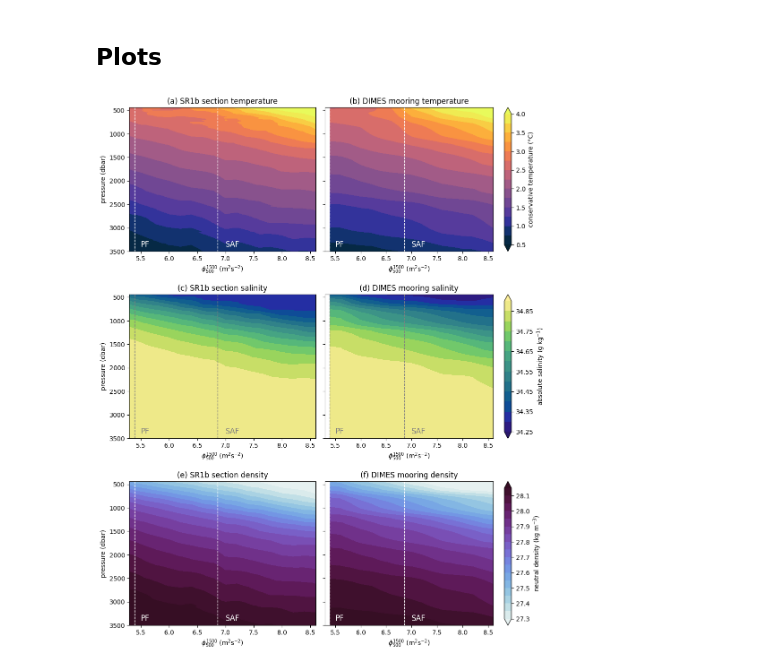
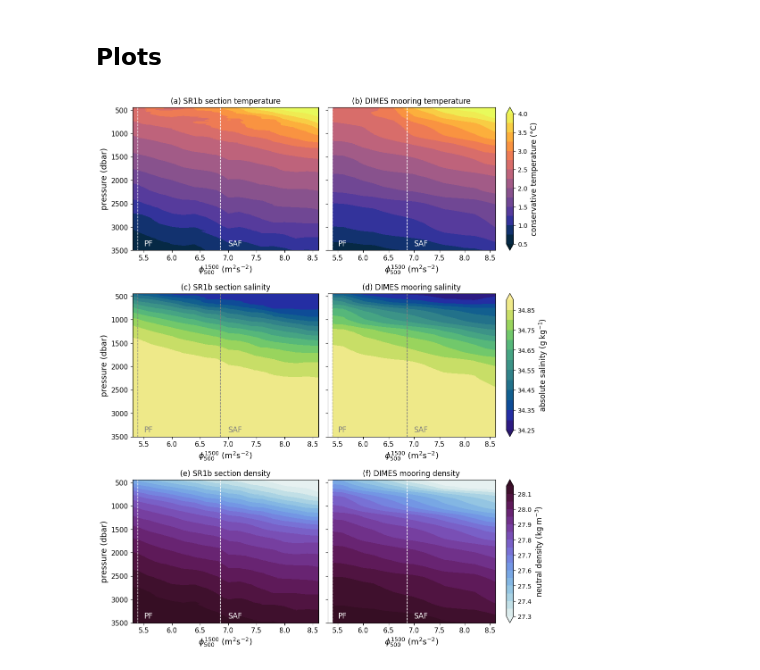
Before and after one commit to MiriamSterl/SouthernOceanMooringDiffusivity, a Jupyter notebook: compare_data.ipynb, the cells around one changed output. Saved outputs shown, nothing was run; the diff lists cells and outputs as text; code cells hidden in the pictures.

```diff
--- a/compare_data.ipynb
+++ b/compare_data.ipynb
@@ -17,7 +13,7 @@ import warnings
 ## Section
 # %%
 # read in hydrographic section data
-data = loadmat('data/SR1b_section/sr1b_all.mat')
+data = loadmat('../data/SR1b_section/sr1b_all.mat')
 
 icyc = np.where(data['buf_year'] != 1999)[1] # exclude 1999 # TODO: why?
 
@@ -30,7 +26,7 @@ buf_gamma = data['buf_gamma'][:,icyc]
 buf_press = data['buf_press'].reshape(3000)
 buf_year = data['buf_year'][:,icyc].reshape(316)
 
-f = h5py.File('data/SR1b_section/sr1b_gamma.mat')
+f = h5py.File('../data/SR1b_section/sr1b_gamma.mat')
 buf_gamma = f["gamma"][icyc,:].transpose()
 # %%
 # calculate absolute salinity and conservative temperature
@@ -69,7 +65,7 @@ for j in range(len(buf_press)):
 ## Moorings
 # %%
 # read in mooring data
-mooring_c = loadmat('data/DIMES_moorings/mooring_c.mat')['mooring_c']
+mooring_c = loadmat('../data/DIMES_moorings/mooring_c.mat')['mooring_c']
 pressure = mooring_c['P'][0][0][0]
 # %%
 # downsampling to daily values
@@ -150,41 +146,41 @@ divider4 = make_axes_locatable(ax4)
 divider6 = make_axes_locatable(ax6)
 cax2 = divider2.append_axes("right", size="4.2%",pad=0.25)
 cbar2 = fig.colorbar(im2,cax=cax2)
-cbar2.set_label(r'conservative temperature (°C)')
+cbar2.set_label(r'conservative temperature (°C)', fontsize=12)
 cax4 = divider4.append_axes("right", size="4.2%",pad=0.25)
 cbar4 = fig.colorbar(im4,cax=cax4)
-cbar4.set_label(r'absolute salinity (g kg$^{-1}$)')
+cbar4.set_label(r'absolute salinity (g kg$^{-1}$)',fontsize=12)
 cax6 = divider6.append_axes("right", size="4.2%",pad=0.25)
 cbar6 = fig.colorbar(im6,cax=cax6)
-cbar6.set_label(r'neutral density (kg m$^{-3}$)')
+cbar6.set_label(r'neutral density (kg m$^{-3}$)',fontsize=12)
 
 for ax in [ax1,ax2,ax3,ax4,ax5,ax6]:
-    #ax.set_ylim(27.1,28.2)
     ax.set_xlim(5.3,8.6)
     ax.set_ylim(440,3500)
-    ax.set_xlabel(r'$\phi^{1500}_{500}$ (m$^2$s$^{-2}$)')
+    ax.set_xlabel(r'$\phi^{1500}_{500}$ (m$^2$s$^{-2}$)',fontsize=13)
+    ax.tick_params(axis='both', labelsize=11)
     ax.invert_yaxis()
 for ax in [ax1,ax3,ax5]:
-    ax.set_ylabel(r'pressure (dbar)')
+    ax.set_ylabel(r'pressure (dbar)',fontsize=13)
 for ax in [ax1,ax2,ax5,ax6]:
     ax.vlines(phi_PF, ymin=440, ymax=3500, color='w', lw=1, ls='--')
     ax.vlines(phi_SAF, ymin=440, ymax=3500, color='w', lw=1, ls='--')
     ax.text(5.5,3400,'PF',c='w',fontsize=12)
     ax.text(7.0,3400,'SAF',c='w',fontsize=12)
 for ax in [ax3,ax4]:
     ax.vlines(phi_PF, ymin=440, ymax=3500, color='grey', lw=1, ls='--')
     ax.vlines(phi_SAF, ymin=440, ymax=3500, color='grey', lw=1, ls='--')
     ax.text(5.5,3400,'PF',c='grey',fontsize=12)
     ax.text(7.0,3400,'SAF',c='grey',fontsize=12)
 
 ax1.set_title('(a) SR1b section temperature')
 ax2.set_title('(b) DIMES mooring temperature')
 ax3.set_title('(c) SR1b section salinity')
 ax4.set_title('(d) DIMES mooring salinity')
 ax5.set_title('(e) SR1b section density')
 ax6.set_title('(f) DIMES mooring density')
 
 plt.subplots_adjust(wspace=0.05, hspace=0.3)
-#plt.savefig('figures_paper/compare_data_sections_moorings.pdf',bbox_inches='tight')
+#plt.savefig('../figures_paper/compare_data_sections_moorings.pdf',bbox_inches='tight')
 # %% [output]
-[figure, old version]
+[figure, new version]
```
Also changed, not shown: parts of 1 cell of this notebook, 5 other files.
